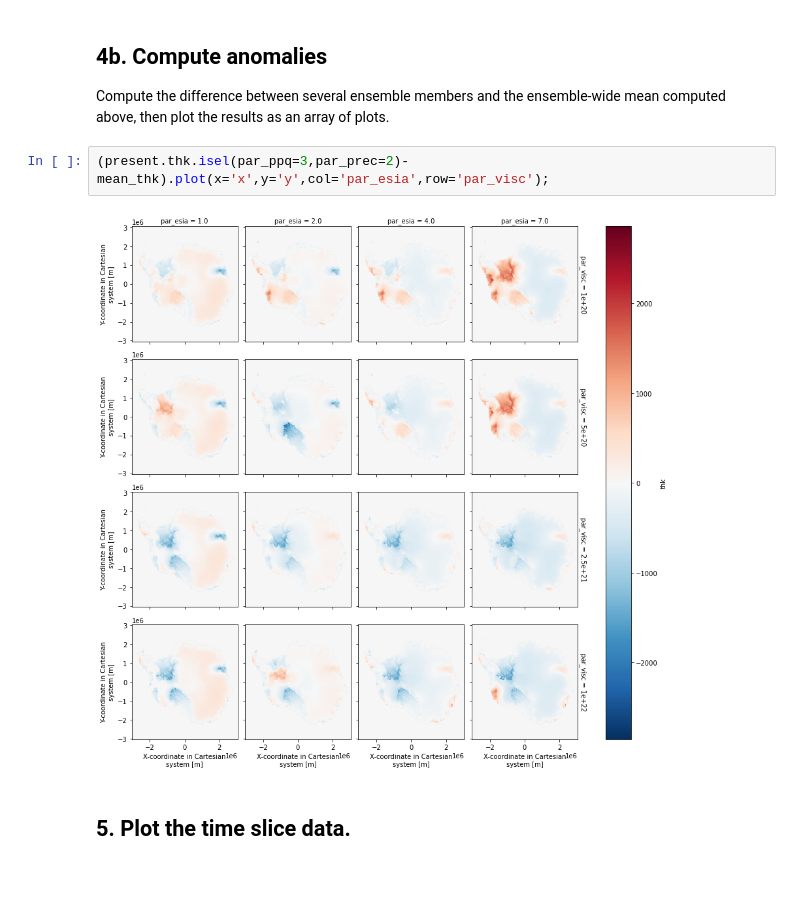
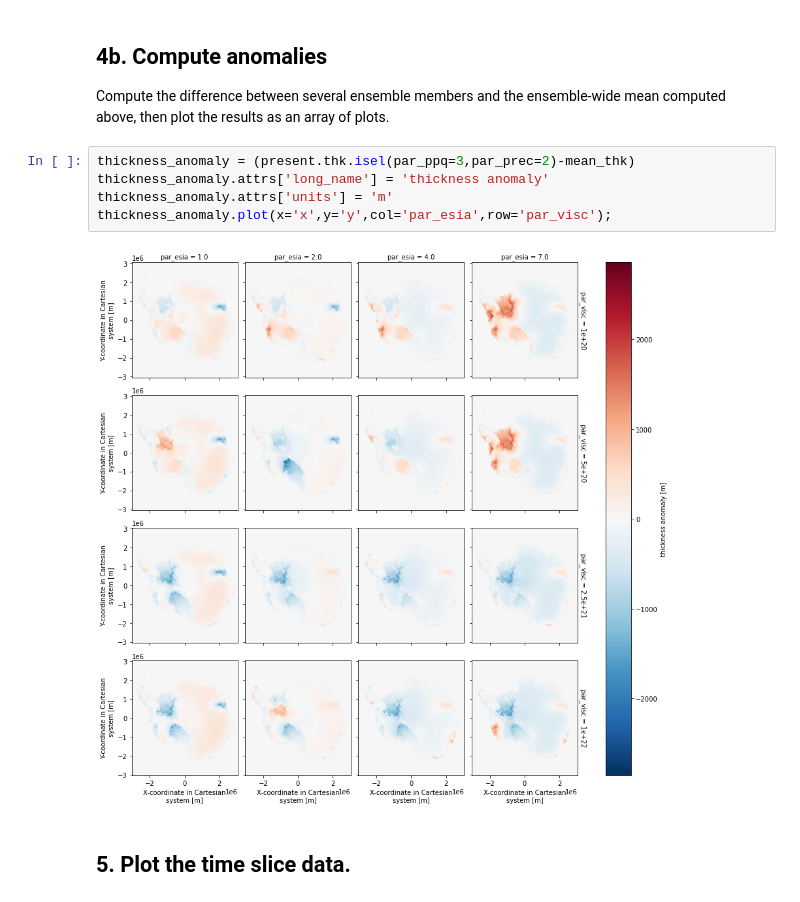
Before and after one commit to ldeo-glaciology/pangeo-glaciology-examples, a Jupyter notebook: 04_paleo_PISM.ipynb, the cells around one changed output. Saved outputs shown, nothing was run; the diff lists cells and outputs as text.

```diff
--- a/04_paleo_PISM.ipynb
+++ b/04_paleo_PISM.ipynb
@@ -133,9 +133,12 @@ mean_thk.plot(size = 10)
 ## 4b. Compute anomalies
 Compute the difference between several ensemble members and the ensemble-wide mean computed above, then plot the results as an array of plots.
 # %%
-(present.thk.isel(par_ppq=3,par_prec=2)-mean_thk).plot(x='x',y='y',col='par_esia',row='par_visc');
+thickness_anomaly = (present.thk.isel(par_ppq=3,par_prec=2)-mean_thk)
+thickness_anomaly.attrs['long_name'] = 'thickness anomaly'
+thickness_anomaly.attrs['units'] = 'm'
+thickness_anomaly.plot(x='x',y='y',col='par_esia',row='par_visc');
 # %% [output]
-[figure, old version]
+[figure, new version]
 # %% [markdown]
 ## 5. Plot the time slice data.
 # %% [markdown]
```
Also changed, not shown: parts of 1 cell of this notebook.
